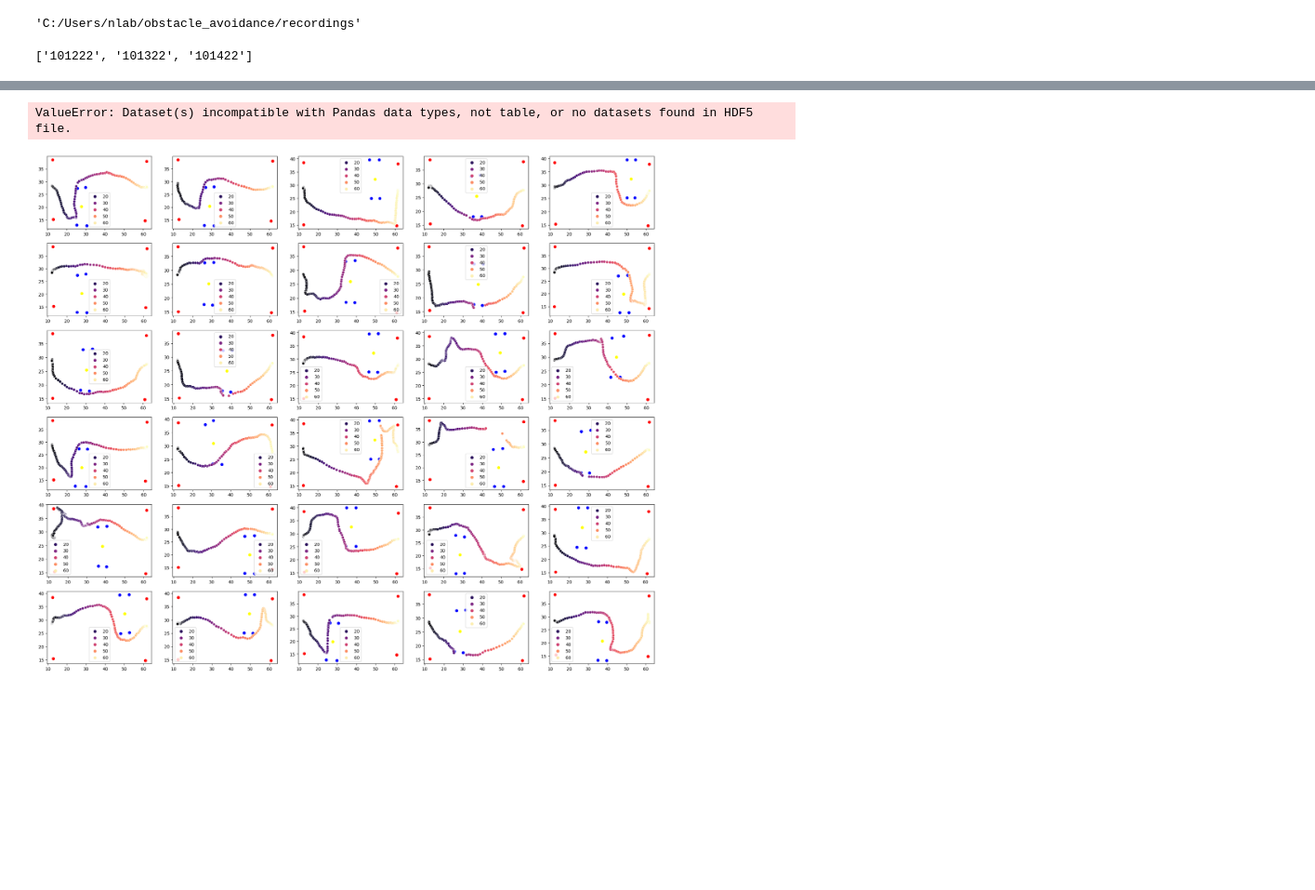
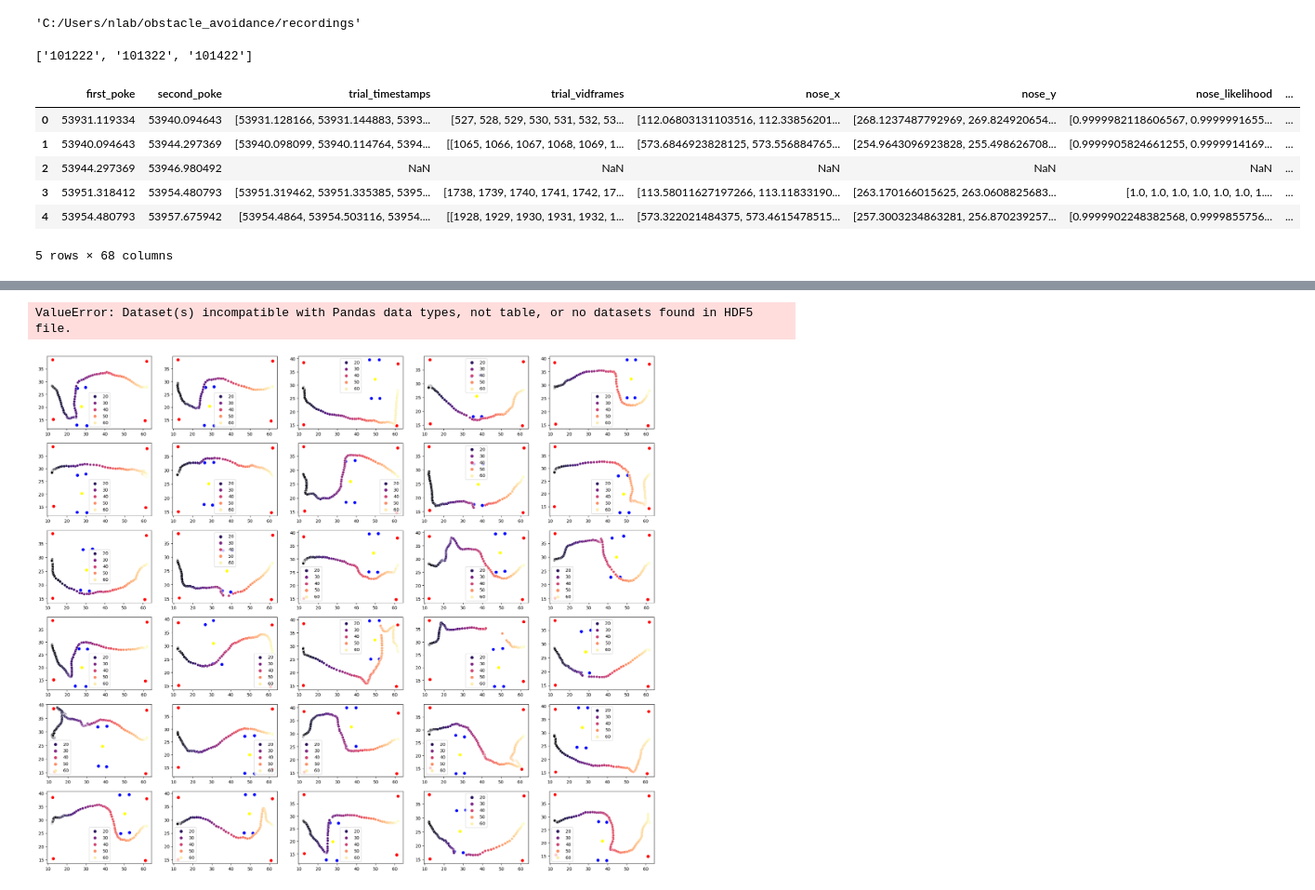
Before and after one commit to msidikpr/obstacle_avoidance, a Jupyter notebook: debug_pipline.ipynb, the cells around one changed output, grey strips where cells are left out. Shown at 93% size. Drawn from its saved outputs; the diff is of its cells as text; code cells hidden in the pictures; blank space fills up the shorter version.

```diff
--- a/debug_pipline.ipynb
+++ b/debug_pipline.ipynb
@@ -93,0 +94,10 @@ df= pd.read_hdf(r'C:\Users\nlab\obstacle_avoidance\recordings\101422\J20LT\oa\ra
+# %%
+df.head()
+# %% [output]
+|  | first_poke | second_poke | trial_timestamps | trial_vidframes | nose_x | nose_y | nose_likelihood | ... |
+| 0 | 53931.119334 | 53940.094643 | [53931.128166, 53931.144883, 5393... | [527, 528, 529, 530, 531, 532, 53... | [112.06803131103516, 112.33856201... | [268.1237487792969, 269.824920654... | [0.9999982118606567, 0.9999991655... | ... |
+| 1 | 53940.094643 | 53944.297369 | [53940.098099, 53940.114764, 5394... | [[1065, 1066, 1067, 1068, 1069, 1... | [573.6846923828125, 573.556884765... | [254.9643096923828, 255.498626708... | [0.9999905824661255, 0.9999914169... | ... |
+| 2 | 53944.297369 | 53946.980492 | NaN | NaN | NaN | NaN | NaN | ... |
+| 3 | 53951.318412 | 53954.480793 | [53951.319462, 53951.335385, 5395... | [1738, 1739, 1740, 1741, 1742, 17... | [113.58011627197266, 113.11833190... | [263.170166015625, 263.0608825683... | [1.0, 1.0, 1.0, 1.0, 1.0, 1.0, 1.... | ... |
+| 4 | 53954.480793 | 53957.675942 | [53954.4864, 53954.503116, 53954.... | [[1928, 1929, 1930, 1931, 1932, 1... | [573.322021484375, 573.4615478515... | [257.3003234863281, 256.870239257... | [0.9999902248382568, 0.9999855756... | ... |
+5 rows × 68 columns
```
Also changed, not shown: parts of 9 cells of this notebook, 8 other files.
